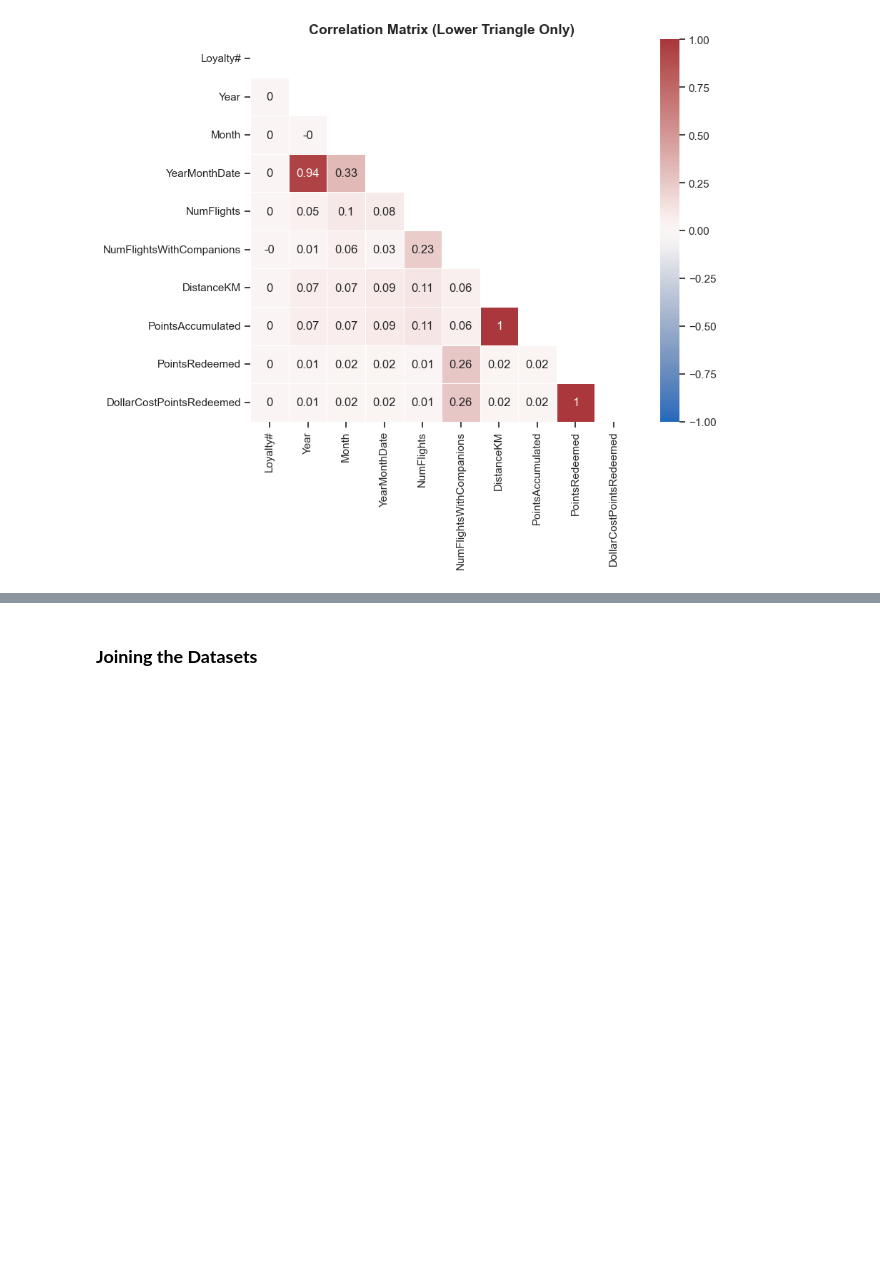
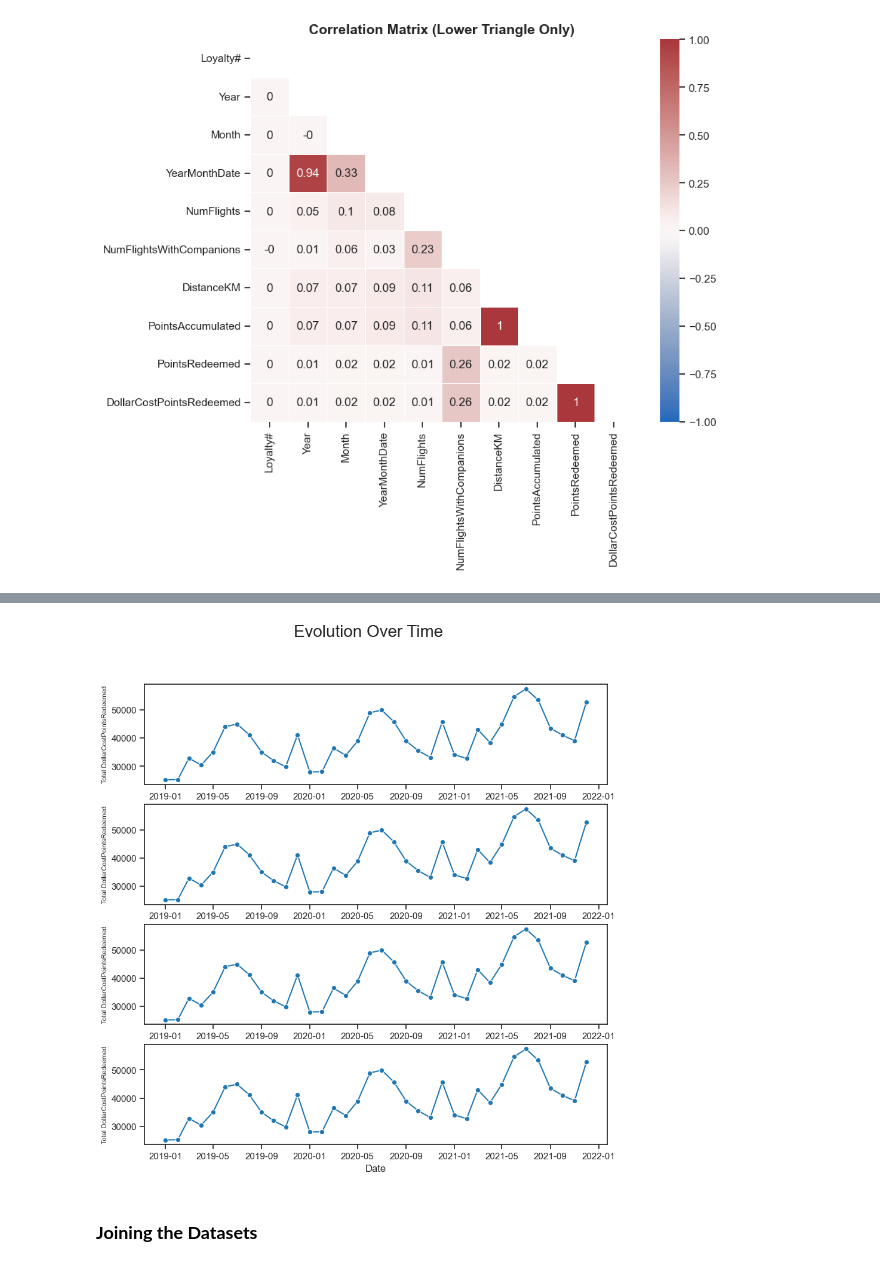
Before and after one commit to luisbdavila/Airline_Customer_Segmentation_DataMining_Project_Python, a Jupyter notebook: 1_Delivery/Code/EDA.ipynb, the cells around one changed output, grey strips where cells are left out. Saved outputs shown, nothing was run; the diff lists cells and outputs as text; code cells hidden in the pictures; blank space fills up the shorter version.

```diff
--- a/1_Delivery/Code/EDA.ipynb
+++ b/1_Delivery/Code/EDA.ipynb
@@ -954,3 +993,27 @@ plt.show()
+# %%
+monthly_flights = df_AIAI_Flights.groupby('YearMonthDate').agg({
+    'NumFlights': 'sum',
+    'NumFlightsWithCompanions': 'sum',
+    'DistanceKM': 'sum',
+    'DollarCostPointsRedeemed': 'sum'
+}).reset_index()
+
+metrics = ['NumFlights', 'NumFlightsWithCompanions', 'DistanceKM', 'DollarCostPointsRedeemed']
+
+# Create figure with correct dimensions (4x2 instead of 5x2)
+fig, axes = plt.subplots(4,1, figsize=(10, 10))
+
+for ax, feat in zip(axes.flatten(), metrics): # Notice the zip() function and flatten() method
+    sns.lineplot(data=monthly_flights, x='YearMonthDate', y=agg_col_name,
+                marker='o', ax=ax)
+    ax.set_xlabel('Date')
+    ax.set_ylabel(f'Total {agg_col_name}', fontsize = 8)
+
+
+plt.suptitle(f'Evolution Over Time', fontsize=20)
+plt.show()
+# %% [output]
+[figure, added]
 # %% [markdown]
 ### **Joining the Datasets**
 # %%
```
Also changed, not shown: parts of 3 cells of this notebook, 1 other file.
